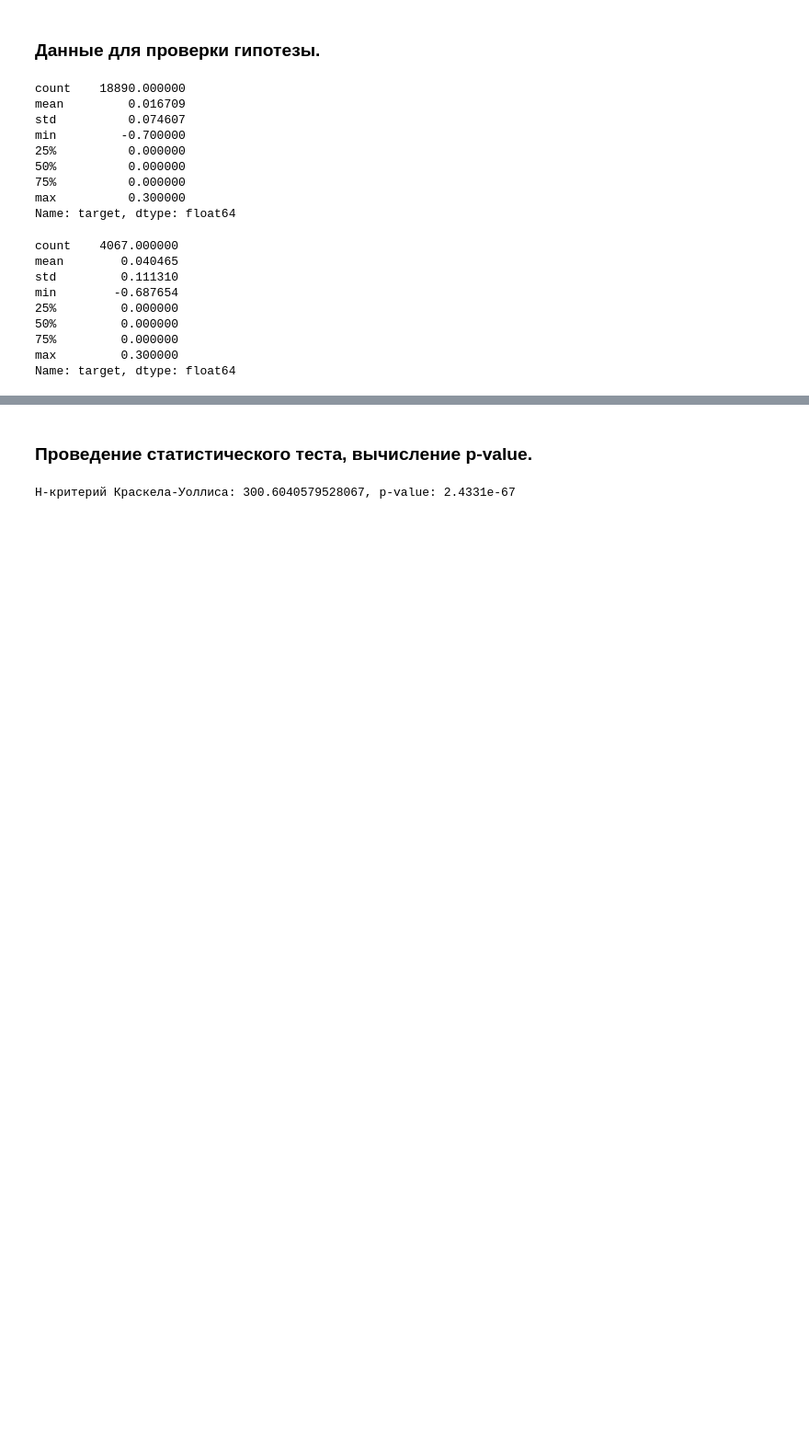
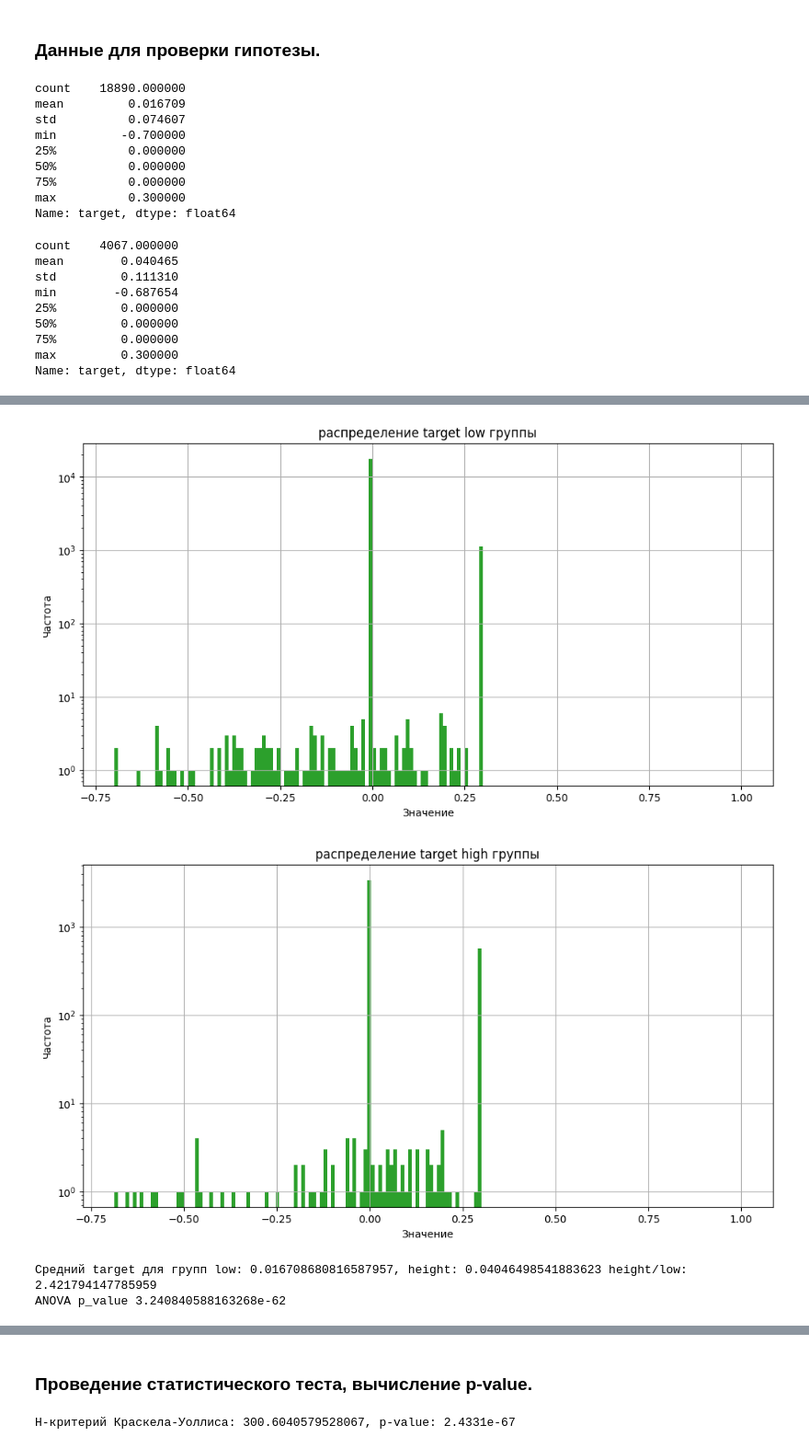
Before and after one commit to alexpunder/praktikum_keis_4, a Jupyter notebook: thesis_1.ipynb, the cells around one changed output, grey strips where cells are left out. Shown at 92% size. Drawn from its saved outputs; the diff is of its cells as text; code cells hidden in the pictures; blank space fills up the shorter version.

```diff
--- a/thesis_1.ipynb
+++ b/thesis_1.ipynb
@@ -290,0 +299,34 @@ Name: target, dtype: float64
+# %%
+# Тест ANOVA
+
+# для данного теста требуется равенство std групп и их нормальные распределения.
+# std target анализируемых групп не сильно отличаются друг от друга, однако распределения групп не явдяются нормальными.
+plt.figure(figsize=(12, 6))
+plt.plot(1, 2, 1)
+thesis_3[thesis_3["platform_num_group"] == "low"]["target"].hist(bins=100, log=True)
+plt.title("распределение target low группы")
+plt.xlabel("Значение")
+plt.ylabel("Частота")
+plt.show()
+
+
+plt.figure(figsize=(12, 6))
+plt.plot(1, 2, 1)
+thesis_3[thesis_3["platform_num_group"] == "high"]["target"].hist(bins=100, log=True)
+plt.title("распределение target high группы")
+plt.xlabel("Значение")
+plt.ylabel("Частота")
+plt.show()
+
+# поскольку распределения не являются нормальными данный тест не применим
+# однако обратим внимание на среднии target по группам
+print(f"Средний target для групп low: {low_platform_group.mean()}, height: {high_platform_group.mean()} height/low: {high_platform_group.mean()/low_platform_group.mean()}")
+
+f_statistic, p_value = stats.f_oneway(low_platform_group, high_platform_group)
+
+print(f"ANOVA p_value {p_value}")
+# %% [output]
+[figure, added]
+[figure, added]
+Средний target для групп low: 0.016708680816587957, height: 0.04046498541883623 height/low: 2.421794147785959
+ANOVA p_value 3.240840588163268e-62
```
Also changed, not shown: parts of 5 cells of this notebook.
